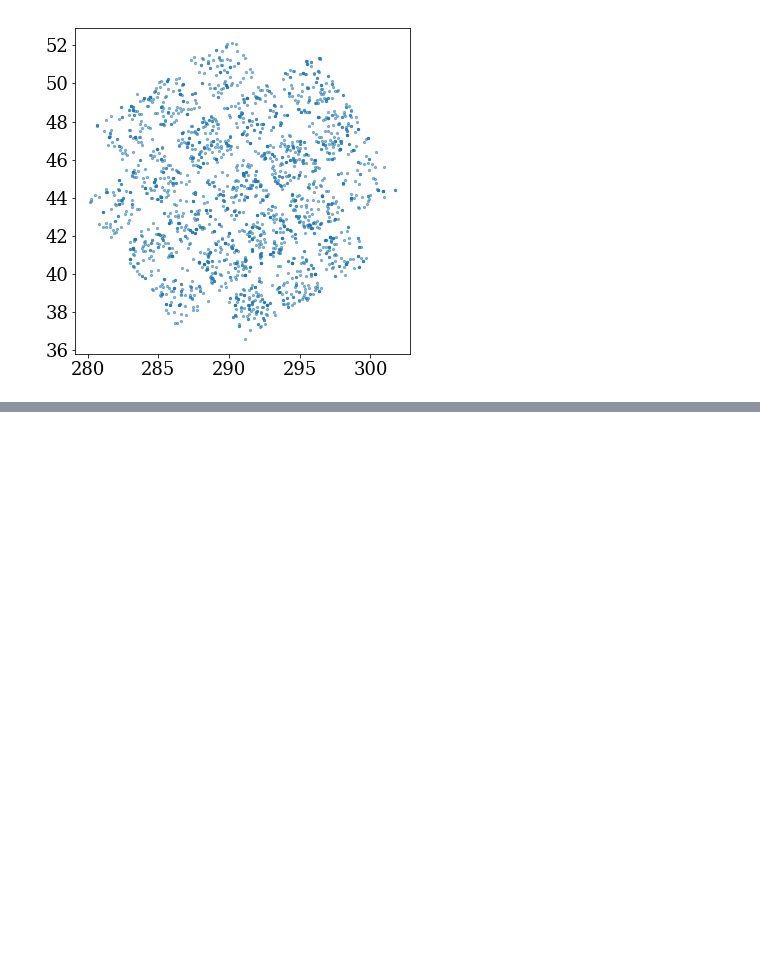
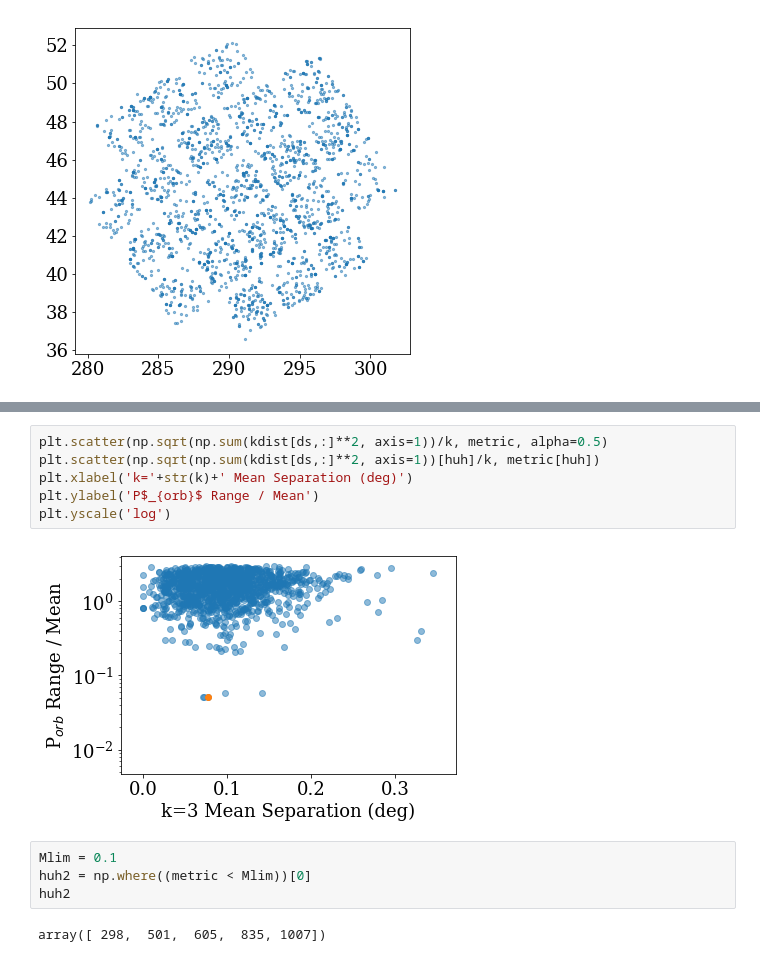
Before and after one commit to StellarCartography/survey_seti, a Jupyter notebook: code/Kepler_periods.ipynb, the cells around one changed output, grey strips where cells are left out. Drawn from its saved outputs; the diff is of its cells as text; blank space fills up the shorter version.

```diff
--- a/code/Kepler_periods.ipynb
+++ b/code/Kepler_periods.ipynb
@@ -73,0 +135,14 @@ k=4
+# %%
+plt.scatter(np.sqrt(np.sum(kdist[ds,:]**2, axis=1))/k, metric, alpha=0.5)
+plt.scatter(np.sqrt(np.sum(kdist[ds,:]**2, axis=1))[huh]/k, metric[huh])
+plt.xlabel('k='+str(k)+' Mean Separation (deg)')
+plt.ylabel('P$_{orb}$ Range / Mean')
+plt.yscale('log')
+# %% [output]
+[figure, added]
+# %%
+Mlim = 0.1
+huh2 = np.where((metric < Mlim))[0]
+huh2
+# %% [output]
+array([ 298,  501,  605,  835, 1007])
```
Also changed, not shown: parts of 16 cells of this notebook.
